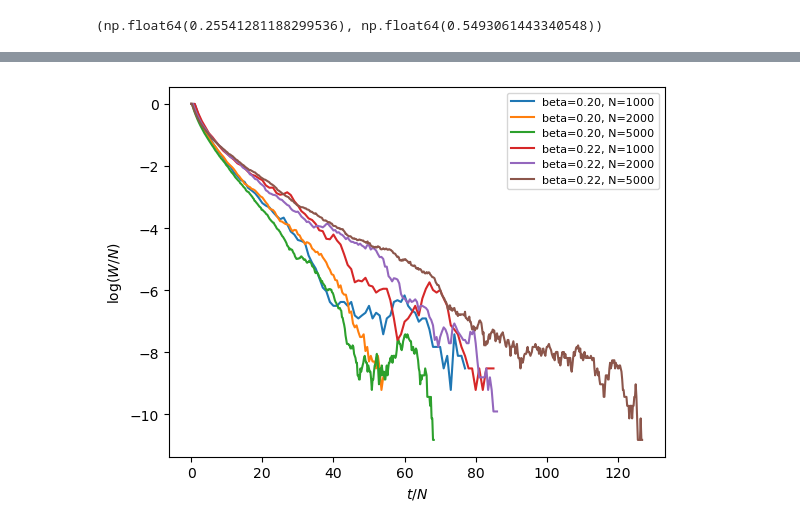
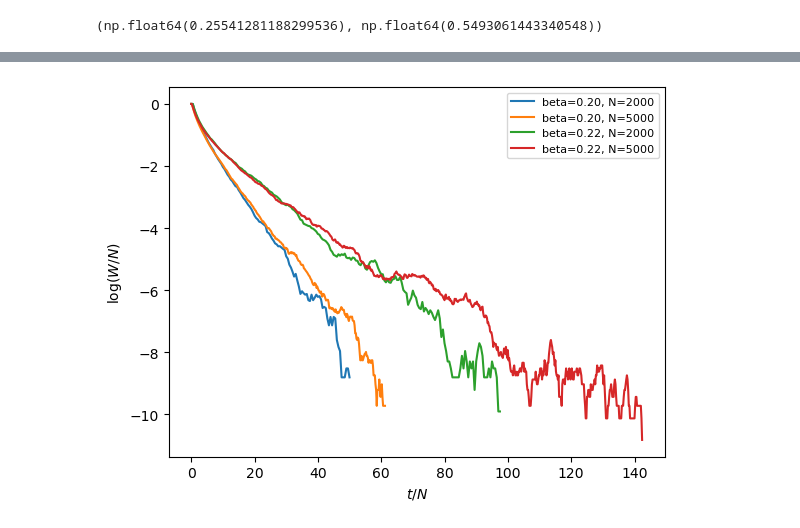
Before and after one commit to LouiseBudzynski/Bounding_Chain_Disordered_Ising_Models, a Jupyter notebook: notebooks/BC_forward_test.ipynb, the cells around one changed output, grey strips where cells are left out. Cells and saved outputs as stored; diff of their text form; code cells hidden in the pictures.

```diff
--- a/notebooks/BC_forward_test.ipynb
+++ b/notebooks/BC_forward_test.ipynb
@@ -228,16 +301,16 @@ C = 0.039, R²=0.9367
 # %%
 for beta in [0.2, 0.22]:
-    for N in [1000, 2000, 5000]:
+    for N in [2000, 5000]:
         csv_path = f"../results/tmp/nb_star_ER_{coup_type}_d{d}_N{N}.csv"
         df = pd.read_csv(csv_path)
         sub_df = df[(df['beta'] == beta) & (df['N'] == N)].sort_values('time')
         t_over_N = sub_df['time'].values / N
         log_W_over_N = np.log(sub_df['mean_nb_star'].values / N)
         plt.plot(t_over_N, log_W_over_N, label=f'beta={beta:.2f}, N={N}')
 
 plt.xlabel(r'$t/N$')
 plt.ylabel(r'$\log(W/N)$')
 plt.legend(fontsize=8)
 plt.show()
 # %% [output]
-[figure, old version]
+[figure, new version]
```
Also changed, not shown: parts of 15 cells of this notebook, 3 other files.
